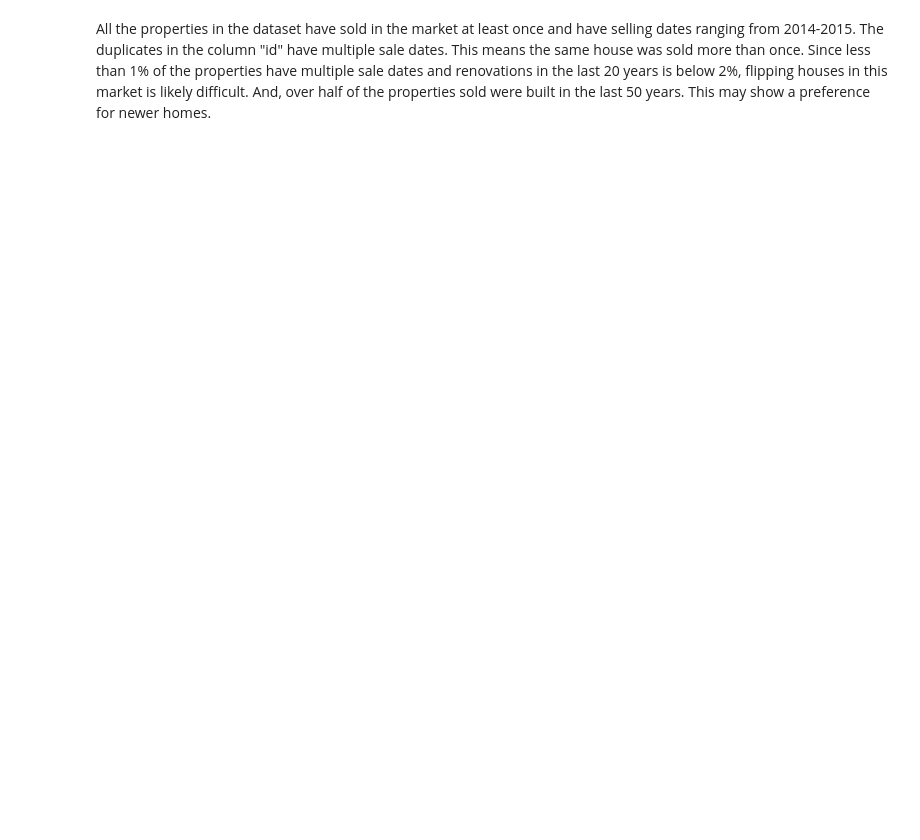
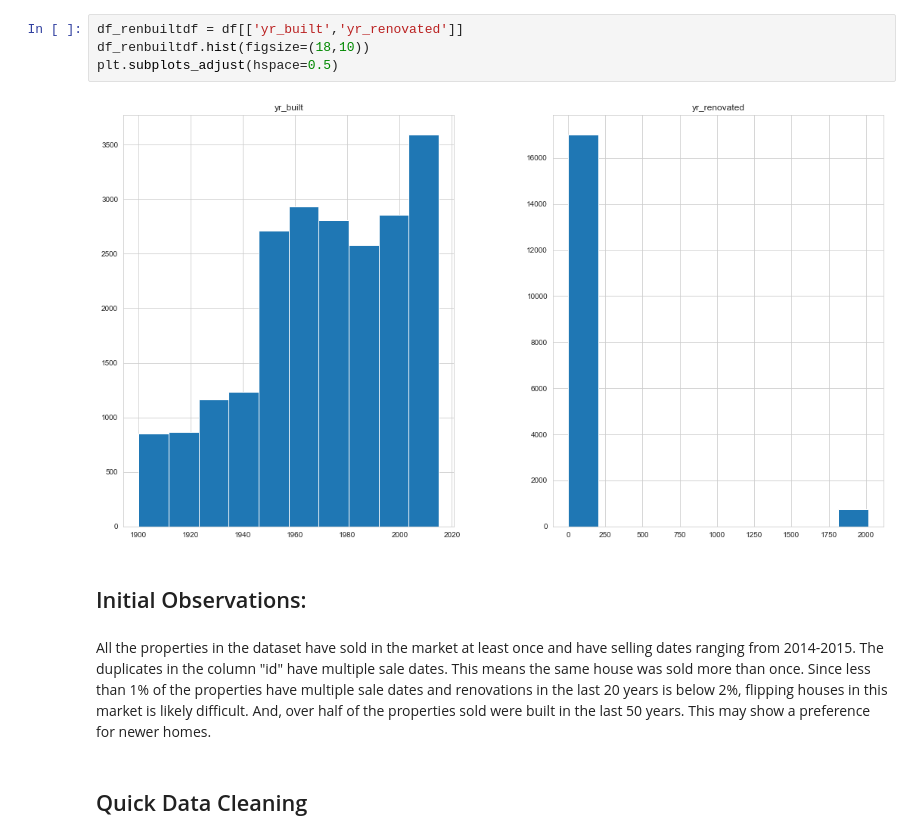
Before and after one commit to kathanner/seattle_housing, a Jupyter notebook: housing_data.ipynb, the cells around one changed output. Cells and saved outputs as stored; diff of their text form; blank space fills up the shorter version.

```diff
--- a/housing_data.ipynb
+++ b/housing_data.ipynb
@@ -114,2 +159,12 @@ print(f'{round(age50/len(df),2)*100}% of the total properties were built '
+# %%
+df_renbuiltdf = df[['yr_built','yr_renovated']]
+df_renbuiltdf.hist(figsize=(18,10))
+plt.subplots_adjust(hspace=0.5)
+# %% [output]
+[figure, added]
+# %% [markdown]
+## Initial Observations:
 # %% [markdown]
 All the properties in the dataset have sold in the market at least once and have selling dates ranging from 2014-2015. The duplicates in the column "id" have multiple sale dates. This means the same house was sold more than once. Since less than 1% of the properties have multiple sale dates and renovations in the last 20 years is below 2%, flipping houses in this market is likely difficult. And, over half of the properties sold were built in the last 50 years. This may show a preference for newer homes.
+# %% [markdown]
+## Quick Data Cleaning
```
Also changed, not shown: parts of 105 cells of this notebook, 1 other file.
